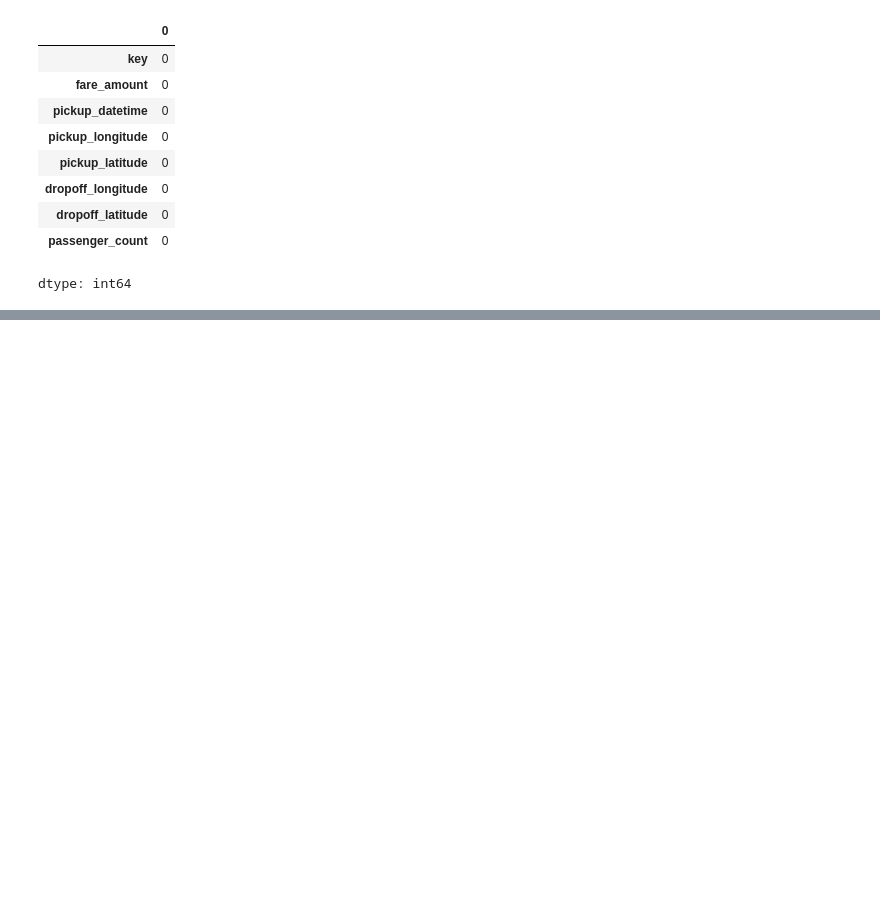
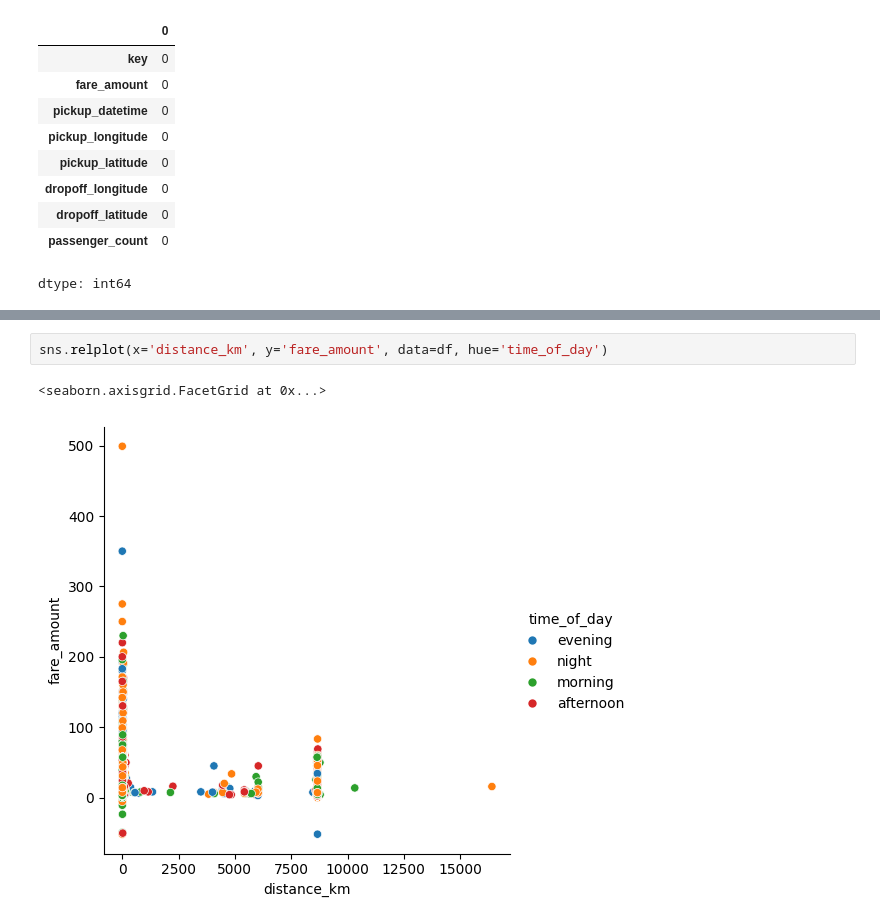
Before and after one commit to AshutoshDhungana/Fare_amount_prediction, a Jupyter notebook: TCfellowship_Ashutosh.ipynb, the cells around one changed output, grey strips where cells are left out. Cells and saved outputs as stored; diff of their text form; blank space fills up the shorter version.

```diff
--- a/TCfellowship_Ashutosh.ipynb
+++ b/TCfellowship_Ashutosh.ipynb
@@ -137,0 +263,5 @@ dtype: int64
+# %%
+sns.relplot(x='distance_km', y='fare_amount', data=df, hue='time_of_day')
+# %% [output]
+<seaborn.axisgrid.FacetGrid at 0x...>
+[figure, added]
```
Also changed, not shown: parts of 26 cells of this notebook.
